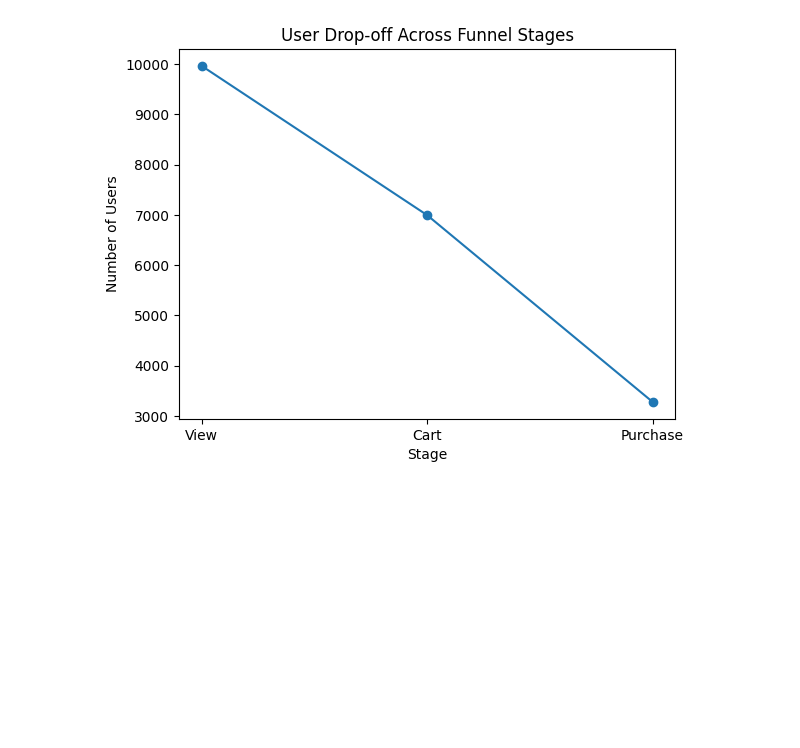
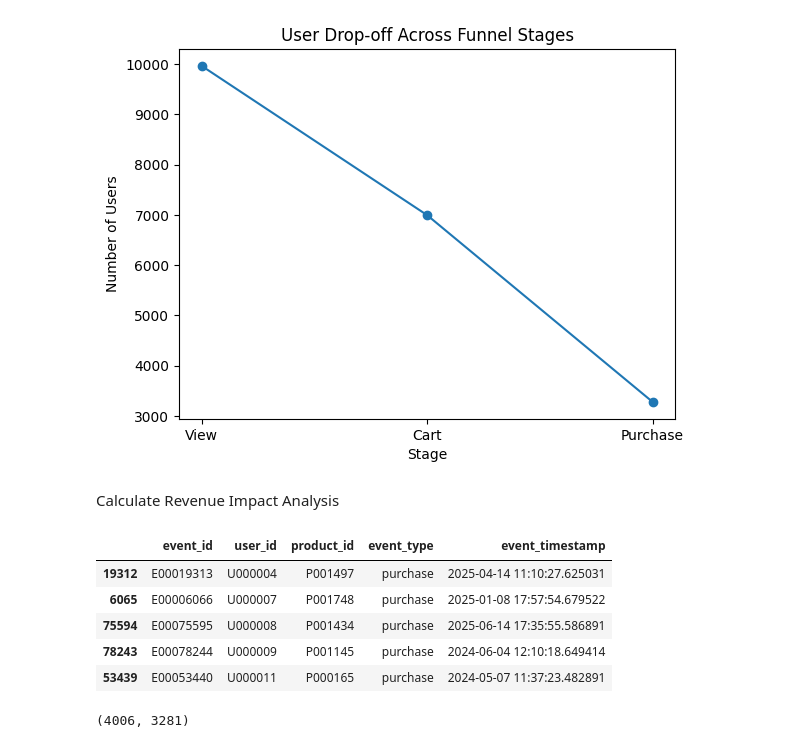
Before and after one commit to farismanggala/sales-funnel-analysis, a Jupyter notebook: sales_funnel_analysis.ipynb, the cells around one changed output. Saved outputs shown, nothing was run; the diff lists cells and outputs as text; code cells hidden in the pictures; blank space fills up the shorter version.

```diff
--- a/sales_funnel_analysis.ipynb
+++ b/sales_funnel_analysis.ipynb
@@ -180,3 +188,22 @@ plt.ylabel('Number of Users')
 plt.show()
 # %% [output]
 [figure]
+# %% [markdown]
+Calculate Revenue Impact Analysis
+# %%
+purchase_events = events[events['event_type'] == 'purchase'].copy()
+purchase_events.head()
+# %% [output]
+|  | event_id | user_id | product_id | event_type | event_timestamp |
+| 19312 | E00019313 | U000004 | P001497 | purchase | 2025-04-14 11:10:27.625031 |
+| 6065 | E00006066 | U000007 | P001748 | purchase | 2025-01-08 17:57:54.679522 |
+| 75594 | E00075595 | U000008 | P001434 | purchase | 2025-06-14 17:35:55.586891 |
+| 78243 | E00078244 | U000009 | P001145 | purchase | 2024-06-04 12:10:18.649414 |
+| 53439 | E00053440 | U000011 | P000165 | purchase | 2024-05-07 11:37:23.482891 |
+# %%
+total_purchases = purchase_events.shape[0]
+unique_buyers = purchase_events['user_id'].nunique()
+
+total_purchases, unique_buyers
+# %% [output]
+(4006, 3281)
```
Also changed, not shown: parts of 14 cells of this notebook, 1 other file.
